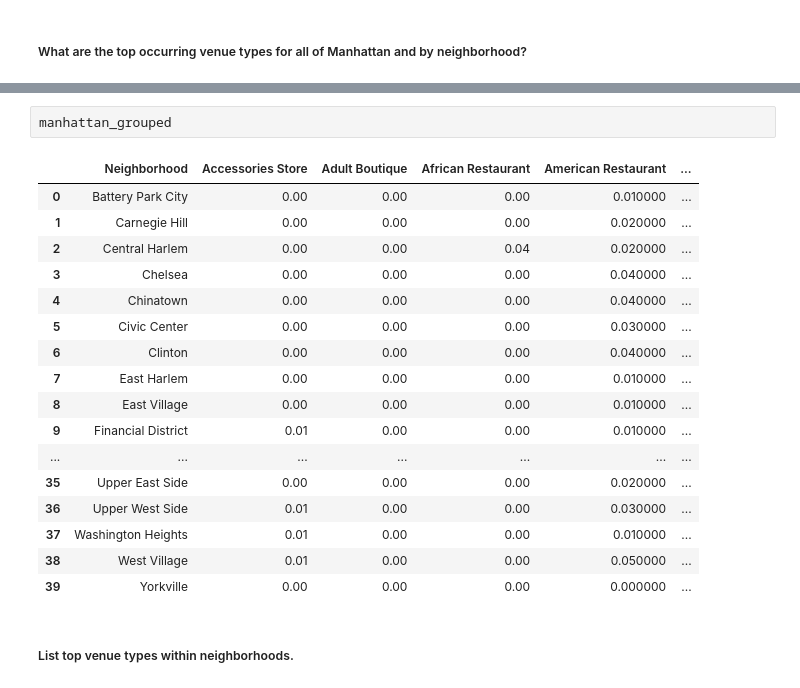
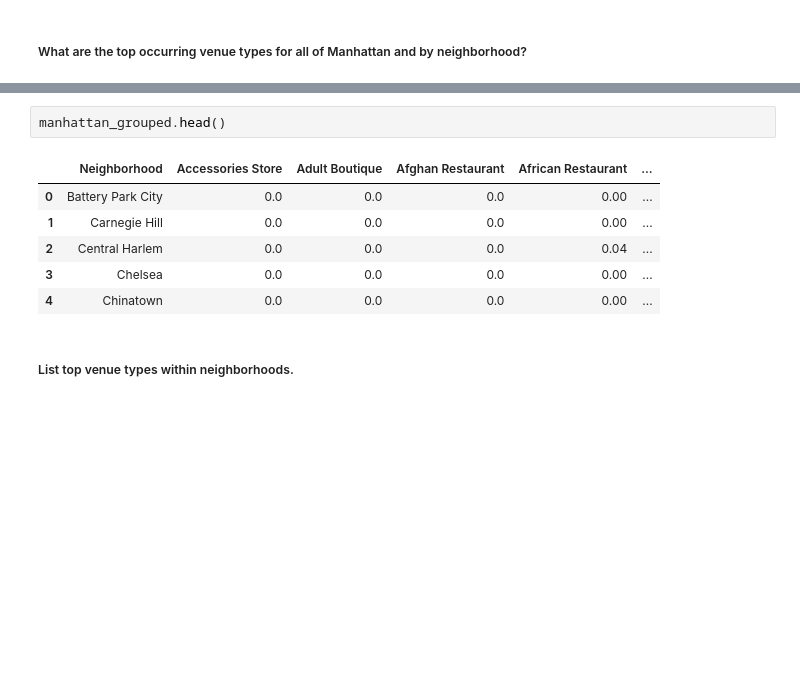
Before and after one commit to bit-kitty/Coursera-IBM-Data-Science, a Jupyter notebook: Coursera_Capstone-Battle_of_the_Neighborhoods-PHX.ipynb, the cells around one changed output, grey strips where cells are left out. Cells and saved outputs as stored; diff of their text form; blank space fills up the shorter version.

```diff
--- a/Coursera_Capstone-Battle_of_the_Neighborhoods-PHX.ipynb
+++ b/Coursera_Capstone-Battle_of_the_Neighborhoods-PHX.ipynb
@@ -356,23 +365,12 @@ manhattan_avgtopcat # percent of occurrence within Manhattan
 # %%
-manhattan_grouped
+manhattan_grouped.head()
 # %% [output]
-|  | Neighborhood | Accessories Store | Adult Boutique | African Restaurant | American Restaurant | ... |
-| 0 | Battery Park City | 0.00 | 0.00 | 0.00 | 0.010000 | ... |
-| 1 | Carnegie Hill | 0.00 | 0.00 | 0.00 | 0.020000 | ... |
-| 2 | Central Harlem | 0.00 | 0.00 | 0.04 | 0.020000 | ... |
-| 3 | Chelsea | 0.00 | 0.00 | 0.00 | 0.040000 | ... |
-| 4 | Chinatown | 0.00 | 0.00 | 0.00 | 0.040000 | ... |
-| 5 | Civic Center | 0.00 | 0.00 | 0.00 | 0.030000 | ... |
-| 6 | Clinton | 0.00 | 0.00 | 0.00 | 0.040000 | ... |
-| 7 | East Harlem | 0.00 | 0.00 | 0.00 | 0.010000 | ... |
-| 8 | East Village | 0.00 | 0.00 | 0.00 | 0.010000 | ... |
-| 9 | Financial District | 0.01 | 0.00 | 0.00 | 0.010000 | ... |
-| ... | ... | ... | ... | ... | ... | ... |
-| 35 | Upper East Side | 0.00 | 0.00 | 0.00 | 0.020000 | ... |
-| 36 | Upper West Side | 0.01 | 0.00 | 0.00 | 0.030000 | ... |
-| 37 | Washington Heights | 0.01 | 0.00 | 0.00 | 0.010000 | ... |
-| 38 | West Village | 0.01 | 0.00 | 0.00 | 0.050000 | ... |
-| 39 | Yorkville | 0.00 | 0.00 | 0.00 | 0.000000 | ... |
+|  | Neighborhood | Accessories Store | Adult Boutique | Afghan Restaurant | African Restaurant | ... |
+| 0 | Battery Park City | 0.0 | 0.0 | 0.0 | 0.00 | ... |
+| 1 | Carnegie Hill | 0.0 | 0.0 | 0.0 | 0.00 | ... |
+| 2 | Central Harlem | 0.0 | 0.0 | 0.0 | 0.04 | ... |
+| 3 | Chelsea | 0.0 | 0.0 | 0.0 | 0.00 | ... |
+| 4 | Chinatown | 0.0 | 0.0 | 0.0 | 0.00 | ... |
 # %% [markdown]
 ##### List top venue types within neighborhoods.
 # %%
```
Also changed, not shown: parts of 35 cells of this notebook.
